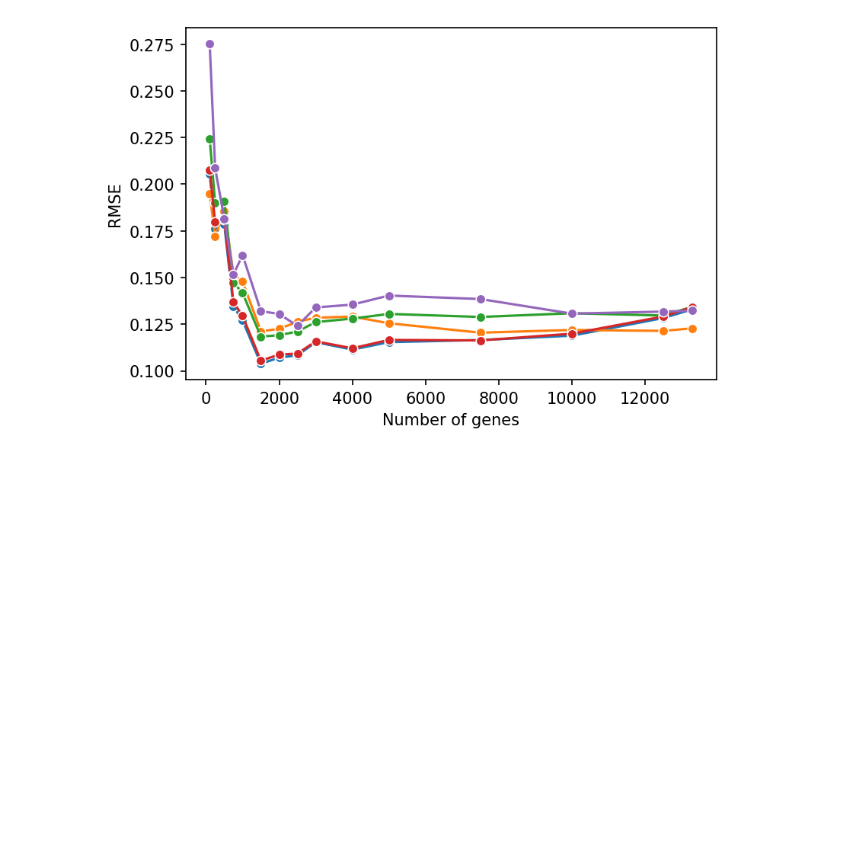
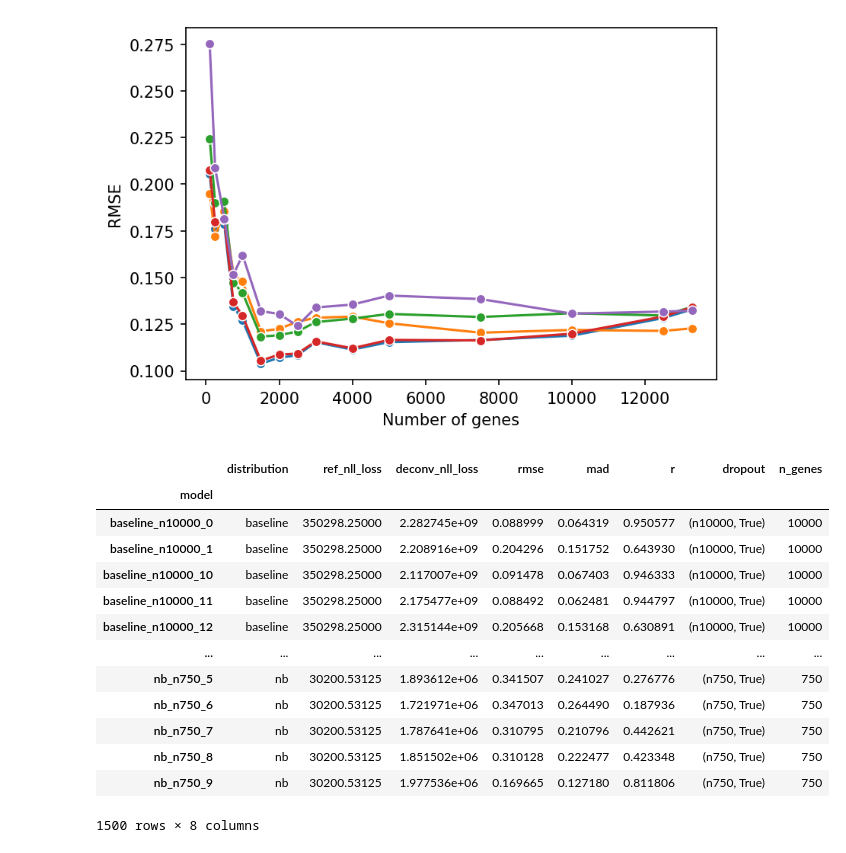
Before and after one commit to lutrarutra/deconv, a Jupyter notebook: benchmarks/ngenes.ipynb, the cells around one changed output. Saved outputs shown, nothing was run; the diff lists cells and outputs as text; code cells hidden in the pictures; blank space fills up the shorter version.

```diff
--- a/benchmarks/ngenes.ipynb
+++ b/benchmarks/ngenes.ipynb
@@ -49,5 +49,22 @@ plot(df, "rmse", "figures/ngenes/top_ngenes_pbmc.pdf")
 # %% [output]
 [figure]
+# %%
+df
+# %% [output]
+|  | distribution | ref_nll_loss | deconv_nll_loss | rmse | mad | r | dropout | n_genes |
+| model |  |  |  |  |  |  |  |  |
+| baseline_n10000_0 | baseline | 350298.25000 | 2.282745e+09 | 0.088999 | 0.064319 | 0.950577 | (n10000, True) | 10000 |
+| baseline_n10000_1 | baseline | 350298.25000 | 2.208916e+09 | 0.204296 | 0.151752 | 0.643930 | (n10000, True) | 10000 |
+| baseline_n10000_10 | baseline | 350298.25000 | 2.117007e+09 | 0.091478 | 0.067403 | 0.946333 | (n10000, True) | 10000 |
+| baseline_n10000_11 | baseline | 350298.25000 | 2.175477e+09 | 0.088492 | 0.062481 | 0.944797 | (n10000, True) | 10000 |
+| baseline_n10000_12 | baseline | 350298.25000 | 2.315144e+09 | 0.205668 | 0.153168 | 0.630891 | (n10000, True) | 10000 |
+| ... | ... | ... | ... | ... | ... | ... | ... | ... |
+| nb_n750_5 | nb | 30200.53125 | 1.893612e+06 | 0.341507 | 0.241027 | 0.276776 | (n750, True) | 750 |
+| nb_n750_6 | nb | 30200.53125 | 1.721971e+06 | 0.347013 | 0.264490 | 0.187936 | (n750, True) | 750 |
+| nb_n750_7 | nb | 30200.53125 | 1.787641e+06 | 0.310795 | 0.210796 | 0.442621 | (n750, True) | 750 |
+| nb_n750_8 | nb | 30200.53125 | 1.851502e+06 | 0.310128 | 0.222477 | 0.423348 | (n750, True) | 750 |
+| nb_n750_9 | nb | 30200.53125 | 1.977536e+06 | 0.169665 | 0.127180 | 0.811806 | (n750, True) | 750 |
+1500 rows × 8 columns
 # %%
 df = read("ngenes_xin")
 plot(df, "rmse", "figures/ngenes/ngenes_xin.pdf")
```
Also changed, not shown: parts of 3 cells of this notebook, 7 other files.
